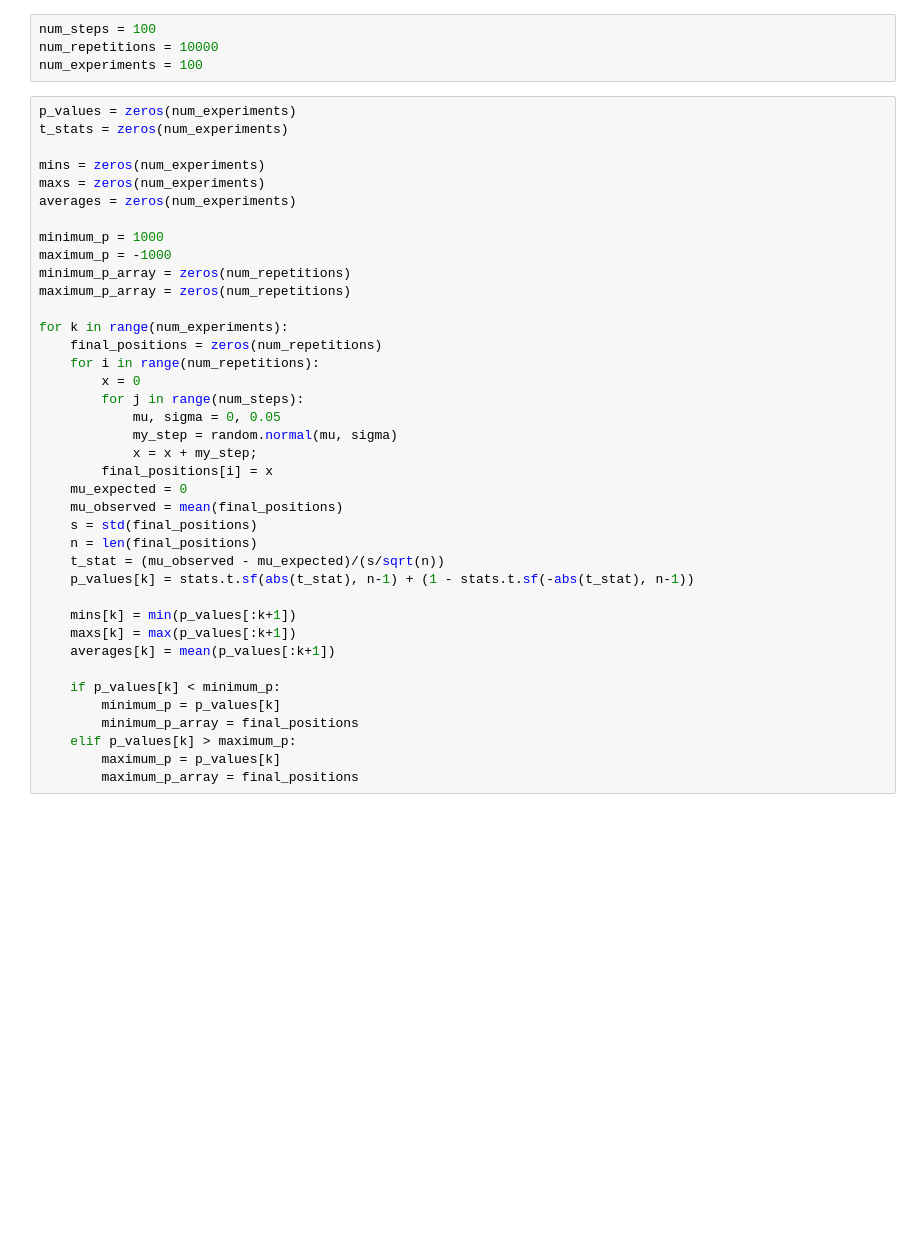
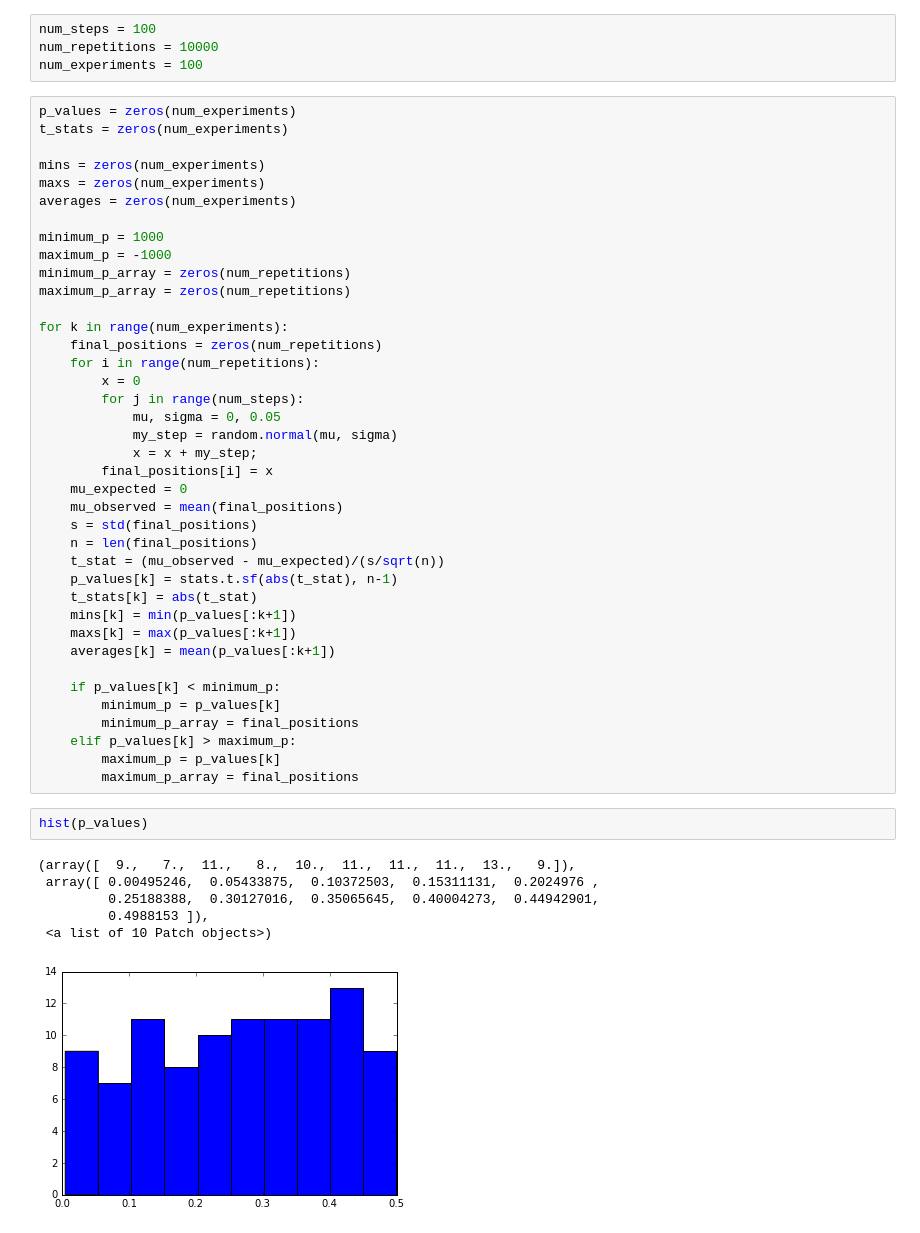
Before and after one commit to scaldas/MCA_EjerciciosESLCap2, a Jupyter notebook: experimento/InFunctionOfNumerOfExperiments.ipynb, the cells around one changed output. Drawn from its saved outputs; the diff is of its cells as text; blank space fills up the shorter version.

```diff
--- a/experimento/InFunctionOfNumerOfExperiments.ipynb
+++ b/experimento/InFunctionOfNumerOfExperiments.ipynb
@@ -34,8 +34,8 @@ for k in range(num_experiments):
     s = std(final_positions)
     n = len(final_positions)
     t_stat = (mu_observed - mu_expected)/(s/sqrt(n))
-    p_values[k] = stats.t.sf(abs(t_stat), n-1) + (1 - stats.t.sf(-abs(t_stat), n-1))
-
+    p_values[k] = stats.t.sf(abs(t_stat), n-1)
+    t_stats[k] = abs(t_stat)
     mins[k] = min(p_values[:k+1])
     maxs[k] = max(p_values[:k+1])
     averages[k] = mean(p_values[:k+1])
@@ -46,3 +46,12 @@ for k in range(num_experiments):
     elif p_values[k] > maximum_p:
         maximum_p = p_values[k]
         maximum_p_array = final_positions
+# %%
+hist(p_values)
+# %% [output]
+(array([  9.,   7.,  11.,   8.,  10.,  11.,  11.,  11.,  13.,   9.]),
+ array([ 0.00495246,  0.05433875,  0.10372503,  0.15311131,  0.2024976 ,
+         0.25188388,  0.30127016,  0.35065645,  0.40004273,  0.44942901,
+         0.4988153 ]),
+ <a list of 10 Patch objects>)
+[figure, added]
```
Also changed, not shown: parts of 4 cells of this notebook.
